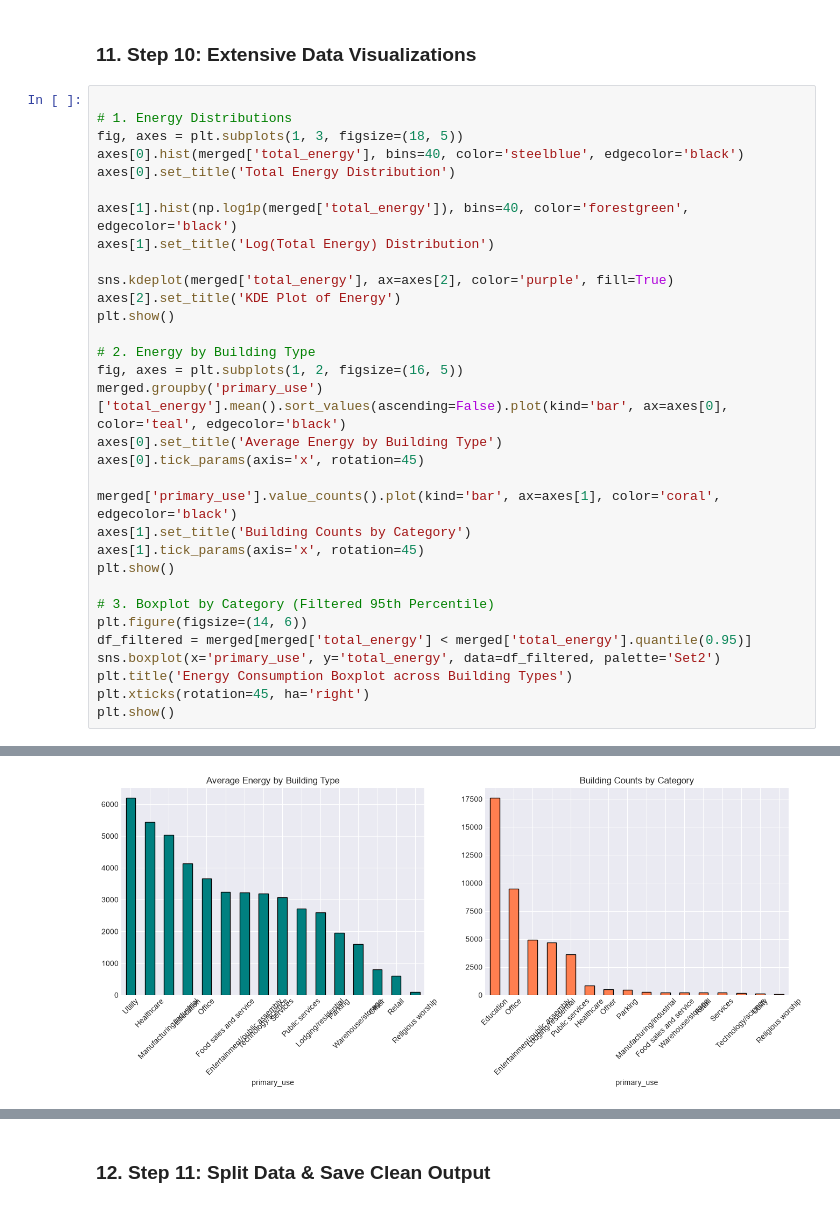
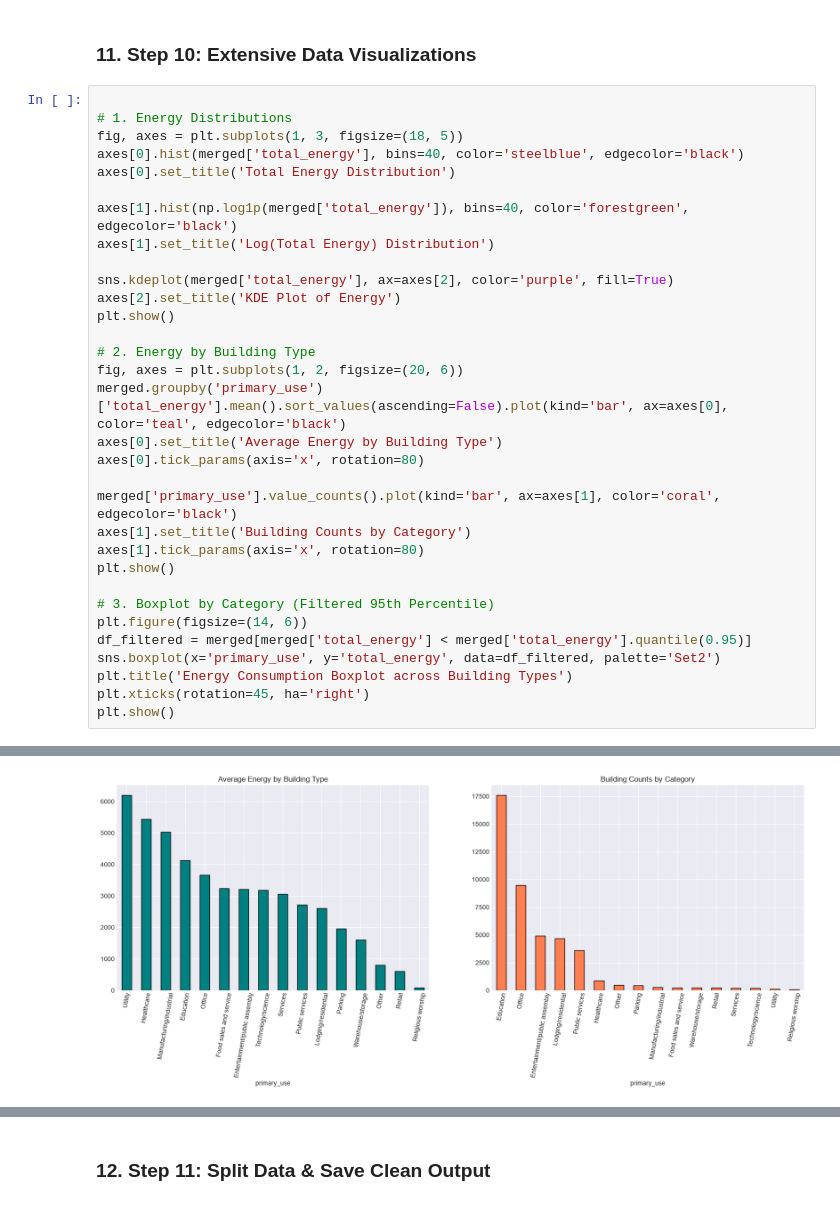
Before and after one commit to victoryv14/Data-Analysis-with-Python---MINI-Project, a Jupyter notebook: notebooks/01_energy_analysis_pipeline.ipynb, the cells around one changed output, grey strips where cells are left out. Drawn from its saved outputs; the diff is of its cells as text.

```diff
--- a/notebooks/01_energy_analysis_pipeline.ipynb
+++ b/notebooks/01_energy_analysis_pipeline.ipynb
@@ -236,37 +235,37 @@ Standard scaling applied successfully.
 
 # 1. Energy Distributions
 fig, axes = plt.subplots(1, 3, figsize=(18, 5))
 axes[0].hist(merged['total_energy'], bins=40, color='steelblue', edgecolor='black')
 axes[0].set_title('Total Energy Distribution')
 
 axes[1].hist(np.log1p(merged['total_energy']), bins=40, color='forestgreen', edgecolor='black')
 axes[1].set_title('Log(Total Energy) Distribution')
 
 sns.kdeplot(merged['total_energy'], ax=axes[2], color='purple', fill=True)
 axes[2].set_title('KDE Plot of Energy')
 plt.show()
 
 # 2. Energy by Building Type
-fig, axes = plt.subplots(1, 2, figsize=(16, 5))
+fig, axes = plt.subplots(1, 2, figsize=(20, 6))
 merged.groupby('primary_use')['total_energy'].mean().sort_values(ascending=False).plot(kind='bar', ax=axes[0], color='teal', edgecolor='black')
 axes[0].set_title('Average Energy by Building Type')
-axes[0].tick_params(axis='x', rotation=45)
+axes[0].tick_params(axis='x', rotation=80)
 
 merged['primary_use'].value_counts().plot(kind='bar', ax=axes[1], color='coral', edgecolor='black')
 axes[1].set_title('Building Counts by Category')
-axes[1].tick_params(axis='x', rotation=45)
+axes[1].tick_params(axis='x', rotation=80)
 plt.show()
 
 # 3. Boxplot by Category (Filtered 95th Percentile)
 plt.figure(figsize=(14, 6))
 df_filtered = merged[merged['total_energy'] < merged['total_energy'].quantile(0.95)]
 sns.boxplot(x='primary_use', y='total_energy', data=df_filtered, palette='Set2')
 plt.title('Energy Consumption Boxplot across Building Types')
 plt.xticks(rotation=45, ha='right')
 plt.show()
 # %% [output]
 [figure]
-[figure, old version]
+[figure, new version]
 [figure]
 # %%
 
```
Also changed, not shown: parts of 2 cells of this notebook, 1 other file.
